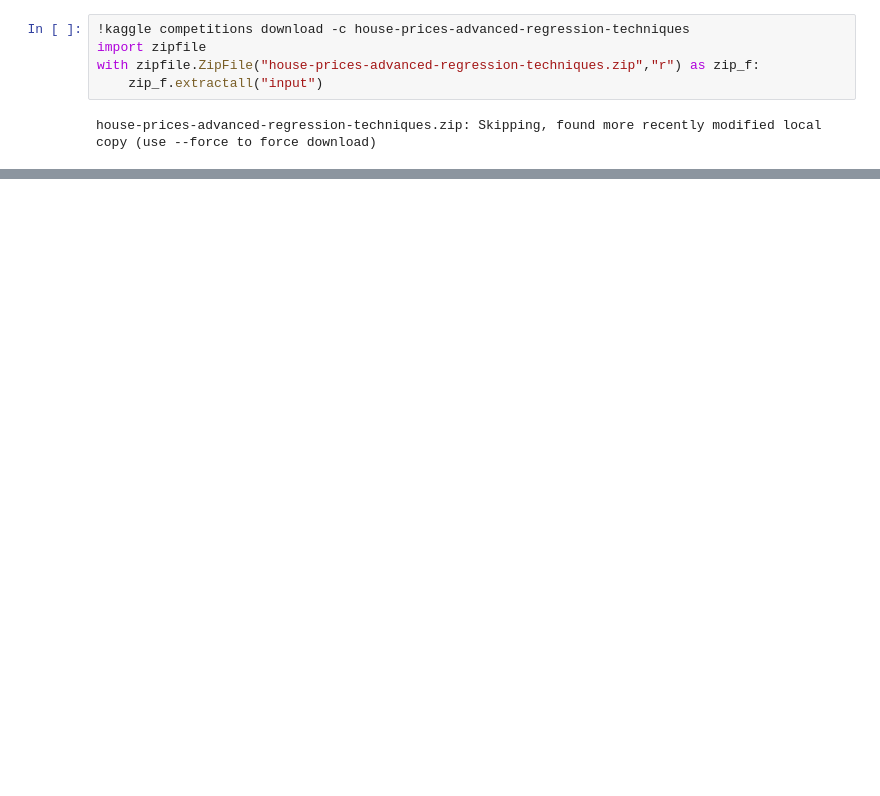
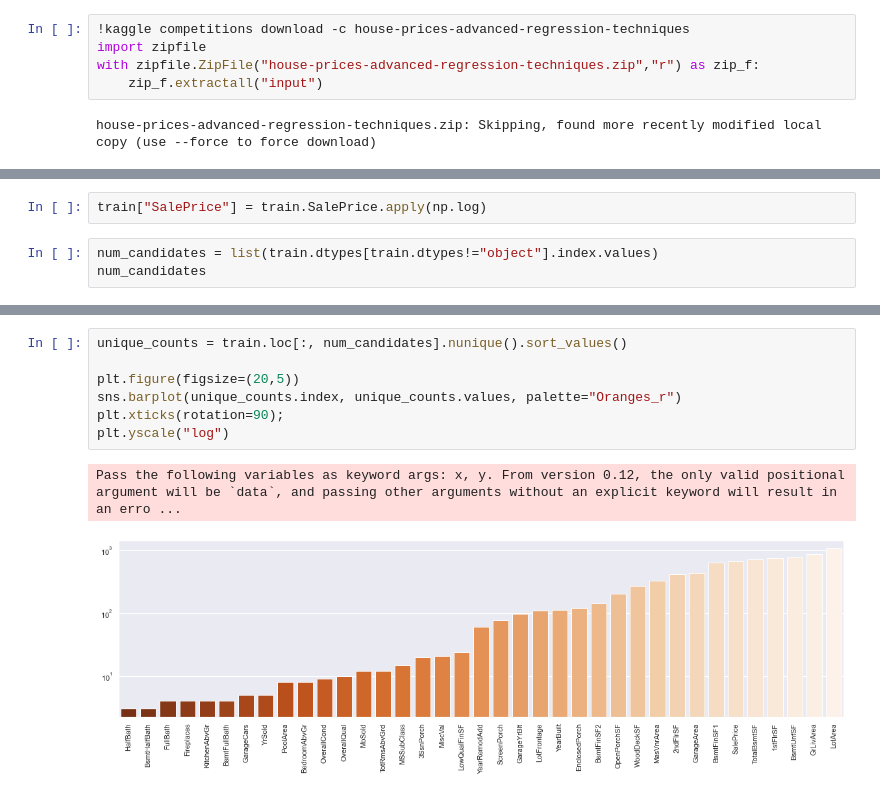
Before and after one commit to DmitrySH19/house-price-prediction, a Jupyter notebook: house_prices_solution.ipynb, the cells around one changed output, grey strips where cells are left out. Drawn from its saved outputs; the diff is of its cells as text; blank space fills up the shorter version.

```diff
--- a/house_prices_solution.ipynb
+++ b/house_prices_solution.ipynb
@@ -75,0 +150,5 @@ test.head()
+# %%
+train["SalePrice"] = train.SalePrice.apply(np.log)
+# %%
+num_candidates = list(train.dtypes[train.dtypes!="object"].index.values)
+num_candidates
@@ -75,0 +173,10 @@ test.head()
+# %%
+unique_counts = train.loc[:, num_candidates].nunique().sort_values()
+
+plt.figure(figsize=(20,5))
+sns.barplot(unique_counts.index, unique_counts.values, palette="Oranges_r")
+plt.xticks(rotation=90);
+plt.yscale("log")
+# %% [output]
+Pass the following variables as keyword args: x, y. From version 0.12, the only valid positional argument will be `data`, and passing other arguments without an explicit keyword will result in an erro ...
+[figure, added]
```
Also changed, not shown: parts of 46 cells of this notebook.
